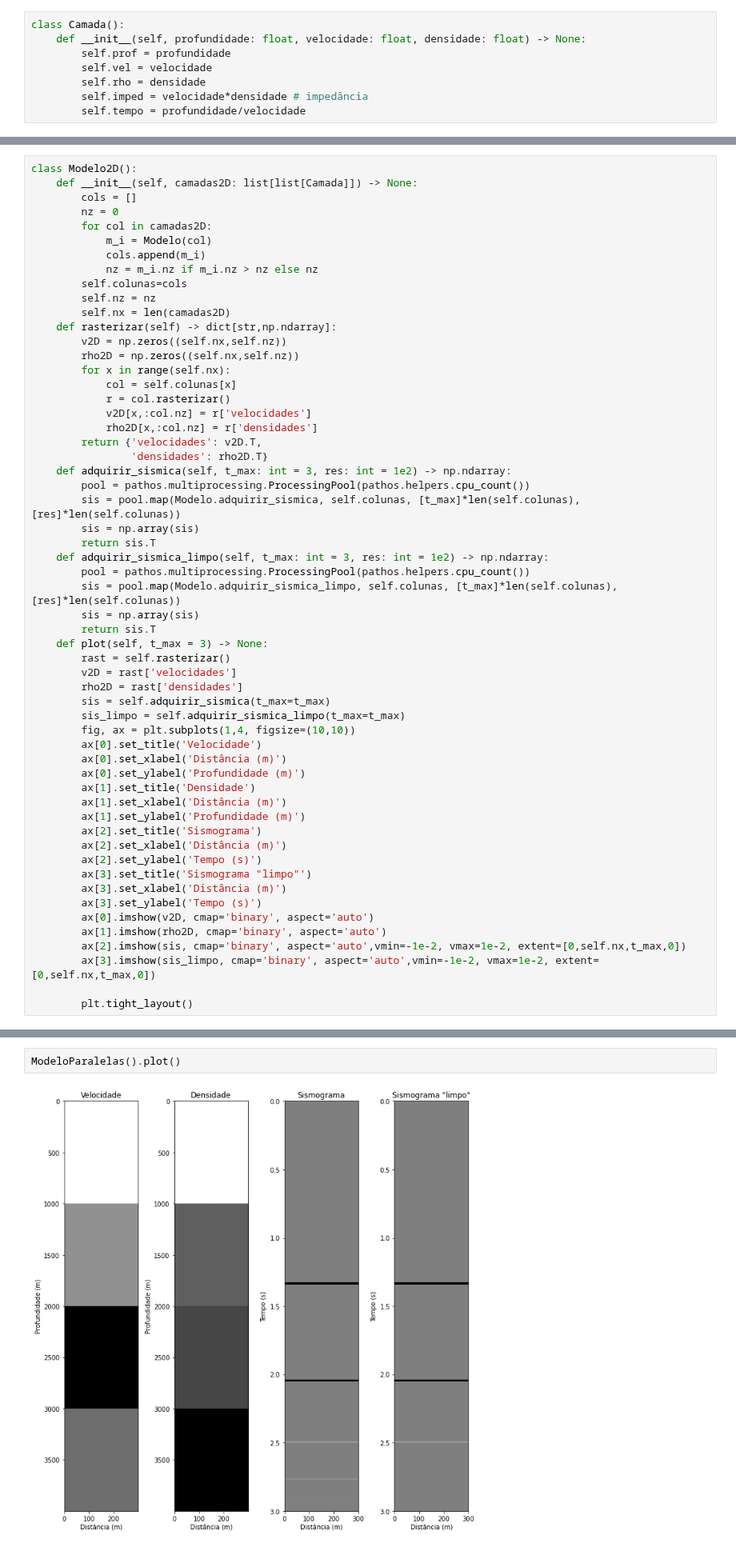
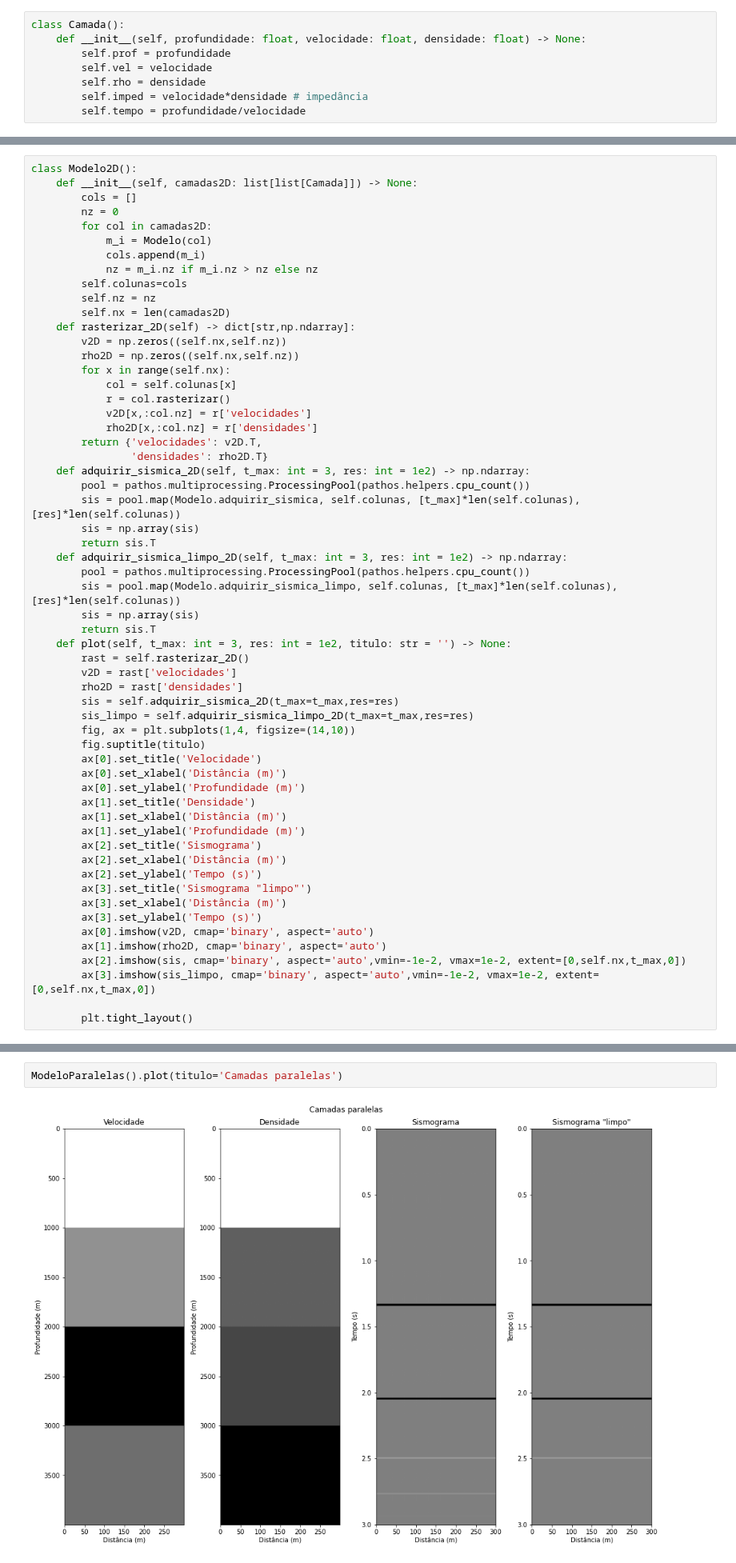
Before and after one commit to thiago-carneiro/mestrado, a Jupyter notebook: conv/conv.ipynb, the cells around one changed output, grey strips where cells are left out. Shown at 80% size. Saved outputs shown, nothing was run; the diff lists cells and outputs as text.

```diff
--- a/conv/conv.ipynb
+++ b/conv/conv.ipynb
@@ -125,7 +125,7 @@ class Modelo2D():
         self.colunas=cols
         self.nz = nz
         self.nx = len(camadas2D)
-    def rasterizar(self) -> dict[str,np.ndarray]:
+    def rasterizar_2D(self) -> dict[str,np.ndarray]:
         v2D = np.zeros((self.nx,self.nz))
         rho2D = np.zeros((self.nx,self.nz))
         for x in range(self.nx):
@@ -135,23 +135,24 @@ class Modelo2D():
             rho2D[x,:col.nz] = r['densidades']
         return {'velocidades': v2D.T,
                 'densidades': rho2D.T}
-    def adquirir_sismica(self, t_max: int = 3, res: int = 1e2) -> np.ndarray:
+    def adquirir_sismica_2D(self, t_max: int = 3, res: int = 1e2) -> np.ndarray:
         pool = pathos.multiprocessing.ProcessingPool(pathos.helpers.cpu_count())
         sis = pool.map(Modelo.adquirir_sismica, self.colunas, [t_max]*len(self.colunas), [res]*len(self.colunas))
         sis = np.array(sis)
         return sis.T
-    def adquirir_sismica_limpo(self, t_max: int = 3, res: int = 1e2) -> np.ndarray:
+    def adquirir_sismica_limpo_2D(self, t_max: int = 3, res: int = 1e2) -> np.ndarray:
         pool = pathos.multiprocessing.ProcessingPool(pathos.helpers.cpu_count())
         sis = pool.map(Modelo.adquirir_sismica_limpo, self.colunas, [t_max]*len(self.colunas), [res]*len(self.colunas))
         sis = np.array(sis)
         return sis.T
-    def plot(self, t_max = 3) -> None:
-        rast = self.rasterizar()
+    def plot(self, t_max: int = 3, res: int = 1e2, titulo: str = '') -> None:
+        rast = self.rasterizar_2D()
         v2D = rast['velocidades']
         rho2D = rast['densidades']
-        sis = self.adquirir_sismica(t_max=t_max)
-        sis_limpo = self.adquirir_sismica_limpo(t_max=t_max)
-        fig, ax = plt.subplots(1,4, figsize=(10,10))
+        sis = self.adquirir_sismica_2D(t_max=t_max,res=res)
+        sis_limpo = self.adquirir_sismica_limpo_2D(t_max=t_max,res=res)
+        fig, ax = plt.subplots(1,4, figsize=(14,10))
+        fig.suptitle(titulo)
         ax[0].set_title('Velocidade')
         ax[0].set_xlabel('Distância (m)')
         ax[0].set_ylabel('Profundidade (m)')
@@ -231,7 +232,7 @@ class ModeloPreSal(Modelo2D):
             c2D.append(c)
         super().__init__(c2D)
 # %%
-ModeloParalelas().plot()
+ModeloParalelas().plot(titulo='Camadas paralelas')
 # %% [output]
-[figure, old version]
+[figure, new version]
 # %%
```
Also changed, not shown: parts of 3 cells of this notebook, 1 other file.
